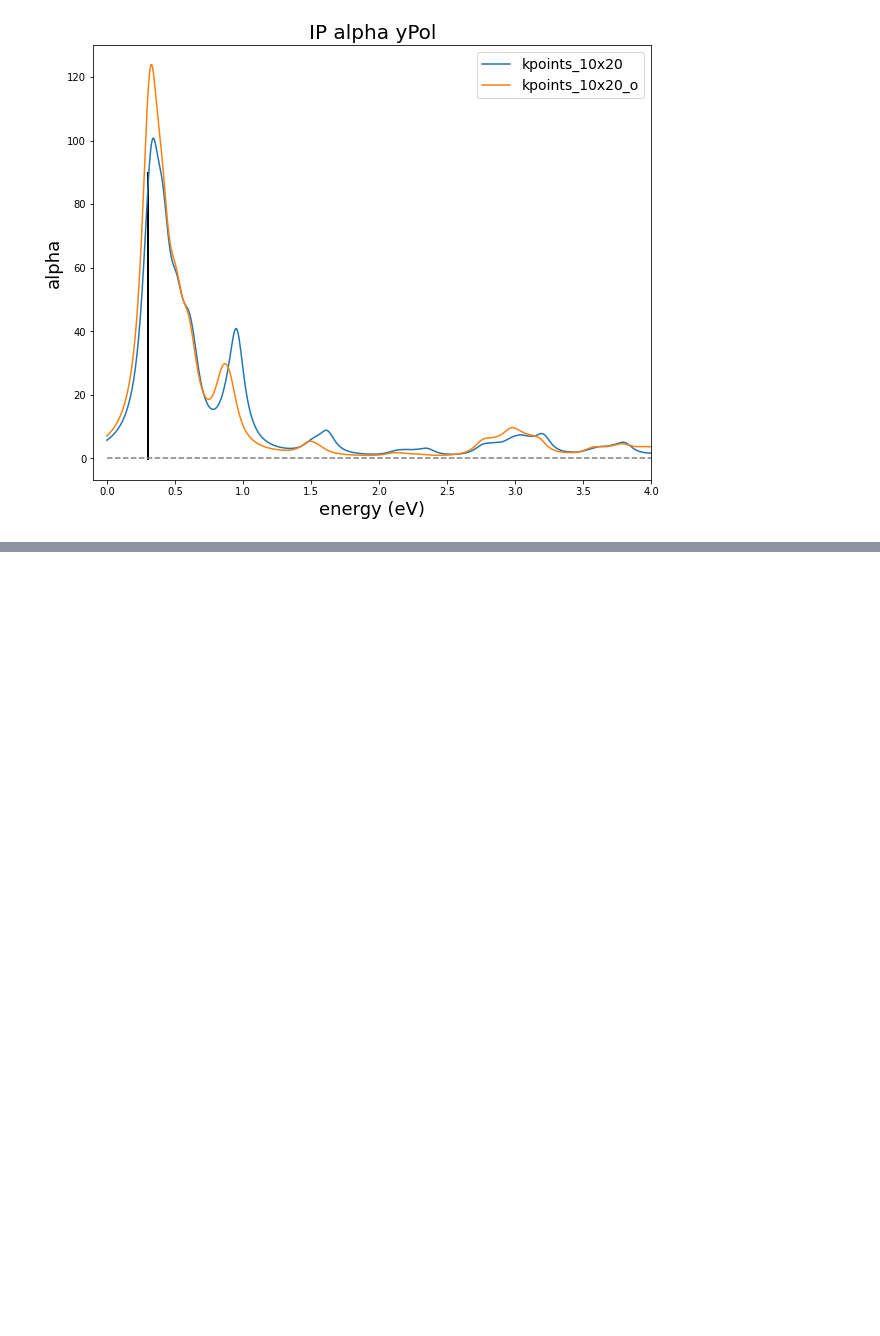
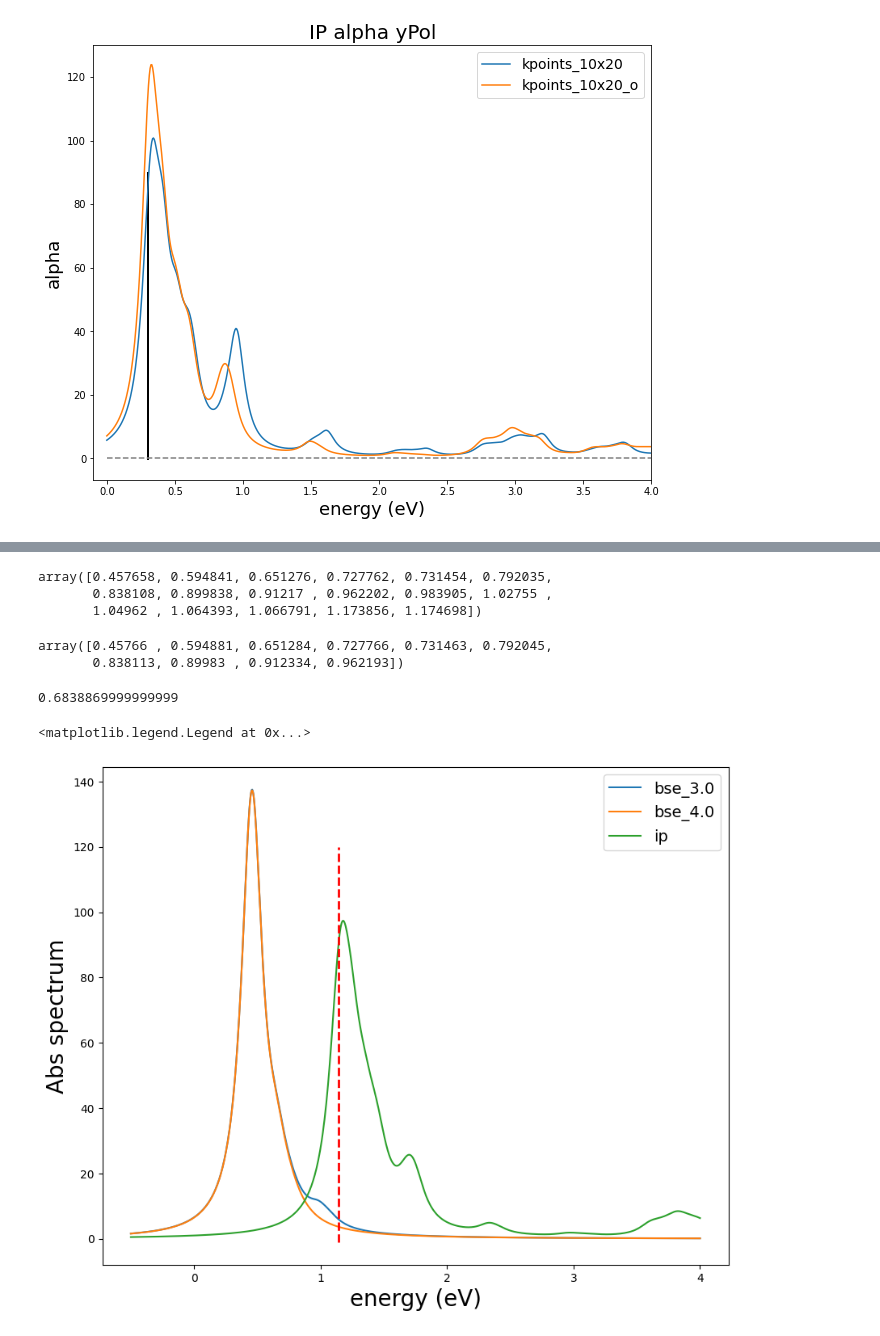
Before and after one commit to marcodalessandro76/AGSL5, a Jupyter notebook: OPTICS.ipynb, the cells around one changed output, grey strips where cells are left out. Cells and saved outputs as stored; diff of their text form; code cells hidden in the pictures; blank space fills up the shorter version.

```diff
--- a/OPTICS.ipynb
+++ b/OPTICS.ipynb
@@ -277,0 +305,16 @@ ax.legend(fontsize=14)
+# %%
+ksamplings = {'10x20': {'folder':'kpoints_10x20-nbnds_800','npoints':66},
+             '15x30': {'folder':'kpoints_15x30-nbnds_600','npoints':128},
+             '20x40': {'folder':'kpoints_20x40-nbnds_600','npoints':231},
+             '25x50': {'folder':'kpoints_25x50-nbnds_600','npoints':338}
+            }
+
+start_band,stop_band = 25,26
+Gamma_index = 1
+
+for kpoints in ksamplings:
+    run_dir=os.path.join('MB_analysis',ksamplings[kpoints]['folder'])
+    file = os.path.join(run_dir,'pp-G-kpoints_%s'%kpoints,'o-pp-G-kpoints_%s.qp'%kpoints)
+    data = P.YamboOutputParser.from_file(file)
+    ksamplings[kpoints]['gw_gap'] = data.get_gap(k_full=Gamma_index,band_full=start_band,verbose=False)
+#ksamplings
@@ -277,0 +385,2 @@ ax.legend(fontsize=14)
+# %%
+results = study.run()
@@ -277,0 +402,37 @@ ax.legend(fontsize=14)
+# %%
+exc_eng = results[0].data['Esort_q1_slepc_bse']['energy']
+exc_eng
+# %% [output]
+array([0.457658, 0.594841, 0.651276, 0.727762, 0.731454, 0.792035,
+       0.838108, 0.899838, 0.91217 , 0.962202, 0.983905, 1.02755 ,
+       1.04962 , 1.064393, 1.066791, 1.173856, 1.174698])
+# %%
+exc_eng = results[1].data['Esort_q1_slepc_bse']['energy']
+exc_eng
+# %% [output]
+array([0.45766 , 0.594881, 0.651284, 0.727766, 0.731463, 0.792045,
+       0.838113, 0.89983 , 0.912334, 0.962193])
+# %%
+bind_eng = ksamplings[kpoints]['gw_gap']-exc_eng[0]
+bind_eng
+# %% [output]
+0.6838869999999999
+# %%
+fig, ax = plt.subplots(figsize=(10, 8))
+
+for ind in range(len(BSENGBlk)):
+    data = results[ind].data['alpha_q1_slepc_bse']
+    energy = data['energy']
+    eps_im = data['alpha_imag']
+    ax.plot(energy,eps_im,label='bse_%s'%BSENGBlk[ind])
+eps_o_im = data['alpha_o_imag']
+ax.plot(energy,eps_o_im,label='ip')
+ax.vlines(ksamplings[kpoints]['gw_gap'],-1,120,linestyles='--',color='red',linewidth=2)
+#ax.set_xlim(1.5,4)
+#ax.set_ylim(-1e-4,5e-3)
+ax.set_ylabel('Abs spectrum',size=20)
+ax.set_xlabel('energy (eV)',size=20)
+ax.legend(fontsize=14)
+# %% [output]
+<matplotlib.legend.Legend at 0x...>
+[figure, added]
```
Also changed, not shown: parts of 34 cells of this notebook, 2 other files.
